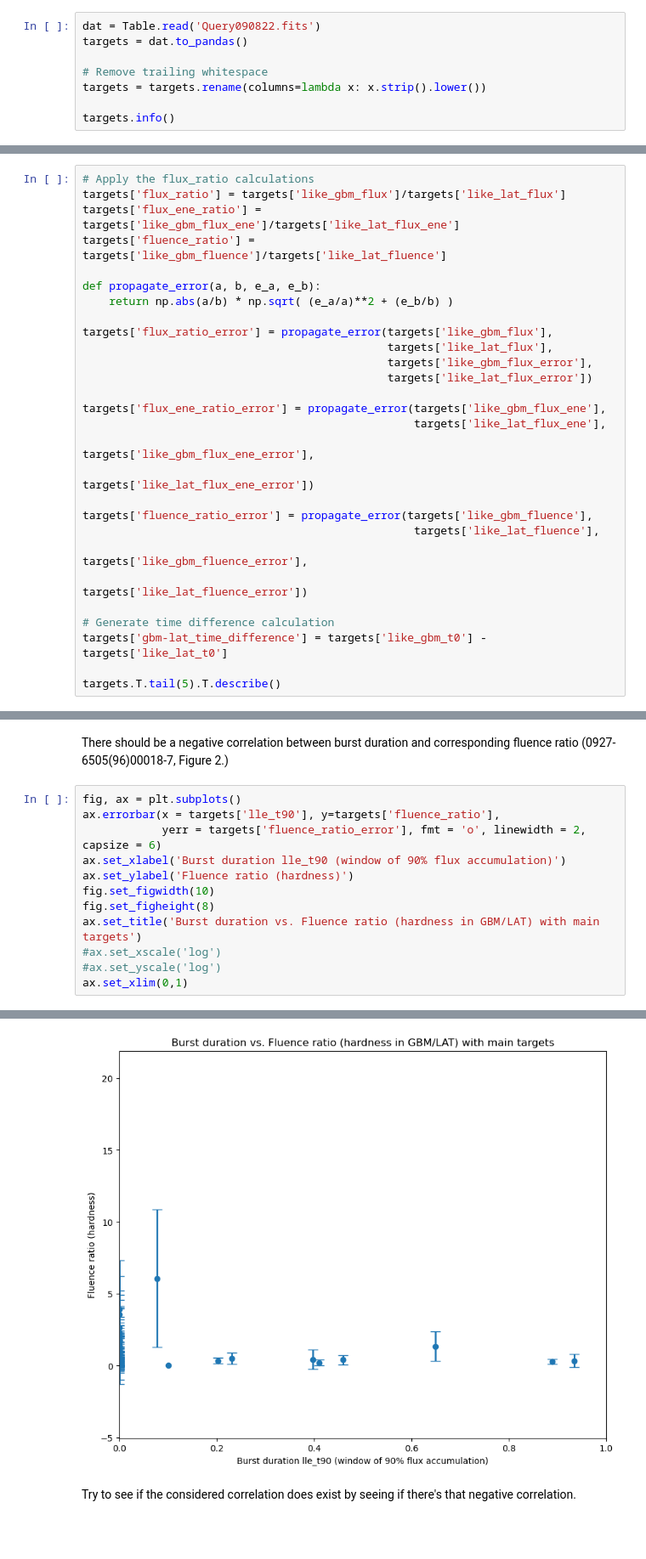
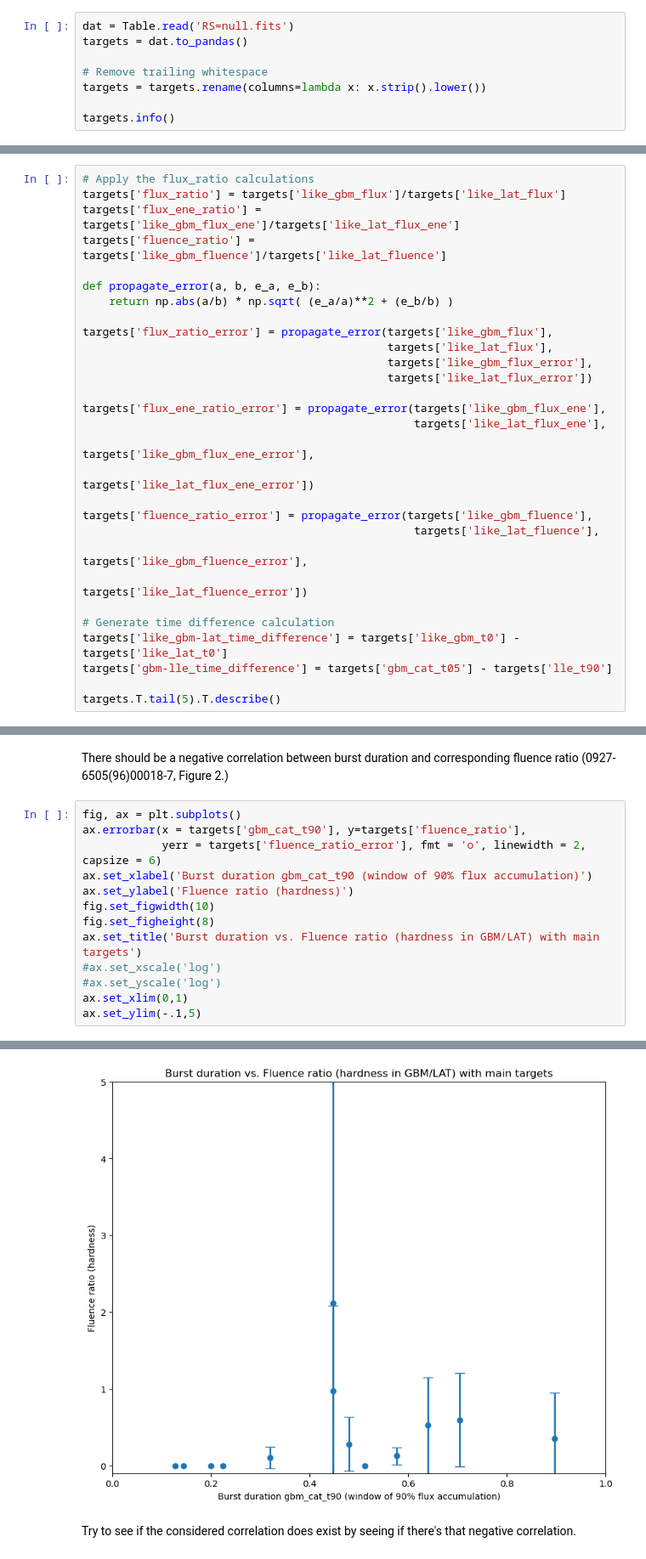
Before and after one commit to xboluna/Research, a Jupyter notebook: BHRad/GBM_Catalog_Searching/Exploring_possible_candidates.ipynb, the cells around one changed output, grey strips where cells are left out. Shown at 85% size. Drawn from its saved outputs; the diff is of its cells as text; blank space fills up the shorter version.

```diff
--- a/BHRad/GBM_Catalog_Searching/Exploring_possible_candidates.ipynb
+++ b/BHRad/GBM_Catalog_Searching/Exploring_possible_candidates.ipynb
@@ -14,7 +14,7 @@ Only enforced parameter at query-level is that redshift "=null"
 
 You can check a burst's GBM signatures by putting its name into the [GRB burst catalog](https://heasarc.gsfc.nasa.gov/db-perl/W3Browse/w3table.pl?tablehead=name%3Dfermigbrst&Action=More+Options) and selecting the data products option "D".
 # %%
-dat = Table.read('Query090822.fits')
+dat = Table.read('RS=null.fits')
 targets = dat.to_pandas()
 
 # Remove trailing whitespace
@@ -52,7 +52,8 @@ targets['fluence_ratio_error'] = propagate_error(targets['like_gbm_fluence'],
                                                   targets['like_lat_fluence_error'])
 
 # Generate time difference calculation
-targets['gbm-lat_time_difference'] = targets['like_gbm_t0'] - targets['like_lat_t0']
+targets['like_gbm-lat_time_difference'] = targets['like_gbm_t0'] - targets['like_lat_t0']
+targets['gbm-lle_time_difference'] = targets['gbm_cat_t05'] - targets['lle_t90']
 
 targets.T.tail(5).T.describe()
 # %% [output]
@@ -85,9 +115,9 @@ original_targets
 There should be a negative correlation between burst duration and corresponding fluence ratio (0927-6505(96)00018-7, Figure 2.)
 # %%
 fig, ax = plt.subplots()
-ax.errorbar(x = targets['lle_t90'], y=targets['fluence_ratio'],
+ax.errorbar(x = targets['gbm_cat_t90'], y=targets['fluence_ratio'],
             yerr = targets['fluence_ratio_error'], fmt = 'o', linewidth = 2, capsize = 6)
-ax.set_xlabel('Burst duration lle_t90 (window of 90% flux accumulation)')
+ax.set_xlabel('Burst duration gbm_cat_t90 (window of 90% flux accumulation)')
 ax.set_ylabel('Fluence ratio (hardness)')
 fig.set_figwidth(10)
 fig.set_figheight(8)
@@ -95,4 +125,5 @@ ax.set_title('Burst duration vs. Fluence ratio (hardness in GBM/LAT) with main t
 #ax.set_xscale('log')
 #ax.set_yscale('log')
 ax.set_xlim(0,1)
+ax.set_ylim(-.1,5)
 # %% [output]
@@ -100,4 +131,4 @@ ax.set_xlim(0,1)
-[figure, old version]
+[figure, new version]
 # %% [markdown]
 Try to see if the considered correlation does exist by seeing if there's that negative correlation.
 # %%
```
Also changed, not shown: parts of 5 cells of this notebook, 4 other files.
